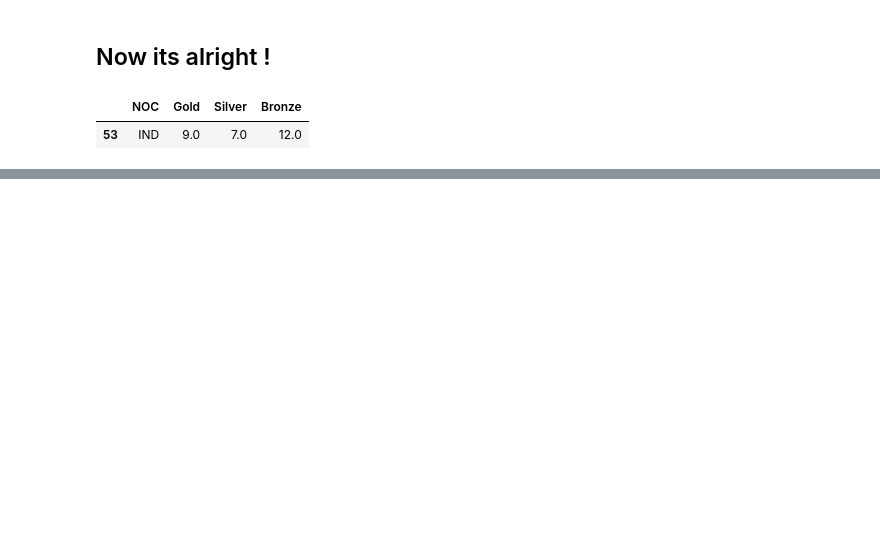
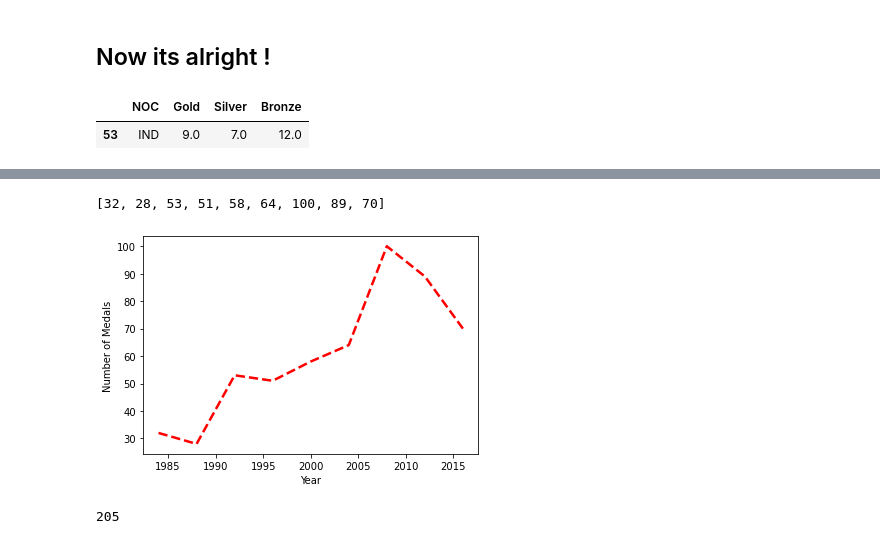
Before and after one commit to Newtanmukh/Olympics-Data-App, a Jupyter notebook: Olympics-Analysis.ipynb, the cells around one changed output, grey strips where cells are left out. Drawn from its saved outputs; the diff is of its cells as text; code cells hidden in the pictures; blank space fills up the shorter version.

```diff
--- a/Olympics-Analysis.ipynb
+++ b/Olympics-Analysis.ipynb
@@ -337,0 +427,2 @@ ret
+# %%
+temp_df=df.dropna(subset=['Medal'])
@@ -337,0 +454,3 @@ ret
+# %%
+new_df=temp_df[temp_df['region']=='China']
+final_df=new_df.groupby('Year').count()['Medal'].reset_index()
@@ -337,0 +472,4 @@ ret
+# %%
+medalss
+# %% [output]
+[32, 28, 53, 51, 58, 64, 100, 89, 70]
@@ -337,0 +478,10 @@ ret
+# %%
+ypoints=np.array(list(final_df['Medal']))
+xpoints=np.array(list(final_df['Year']))
+# %%
+plt.plot(xpoints,ypoints,linestyle='dashed',color='r',linewidth='2.5')
+plt.xlabel("Year")
+plt.ylabel("Number of Medals")
+plt.show()
+# %% [output]
+[figure, added]
@@ -337,0 +490,4 @@ ret
+# %%
+len(countries)
+# %% [output]
+205
```
Also changed, not shown: parts of 67 cells of this notebook, 4 other files.
